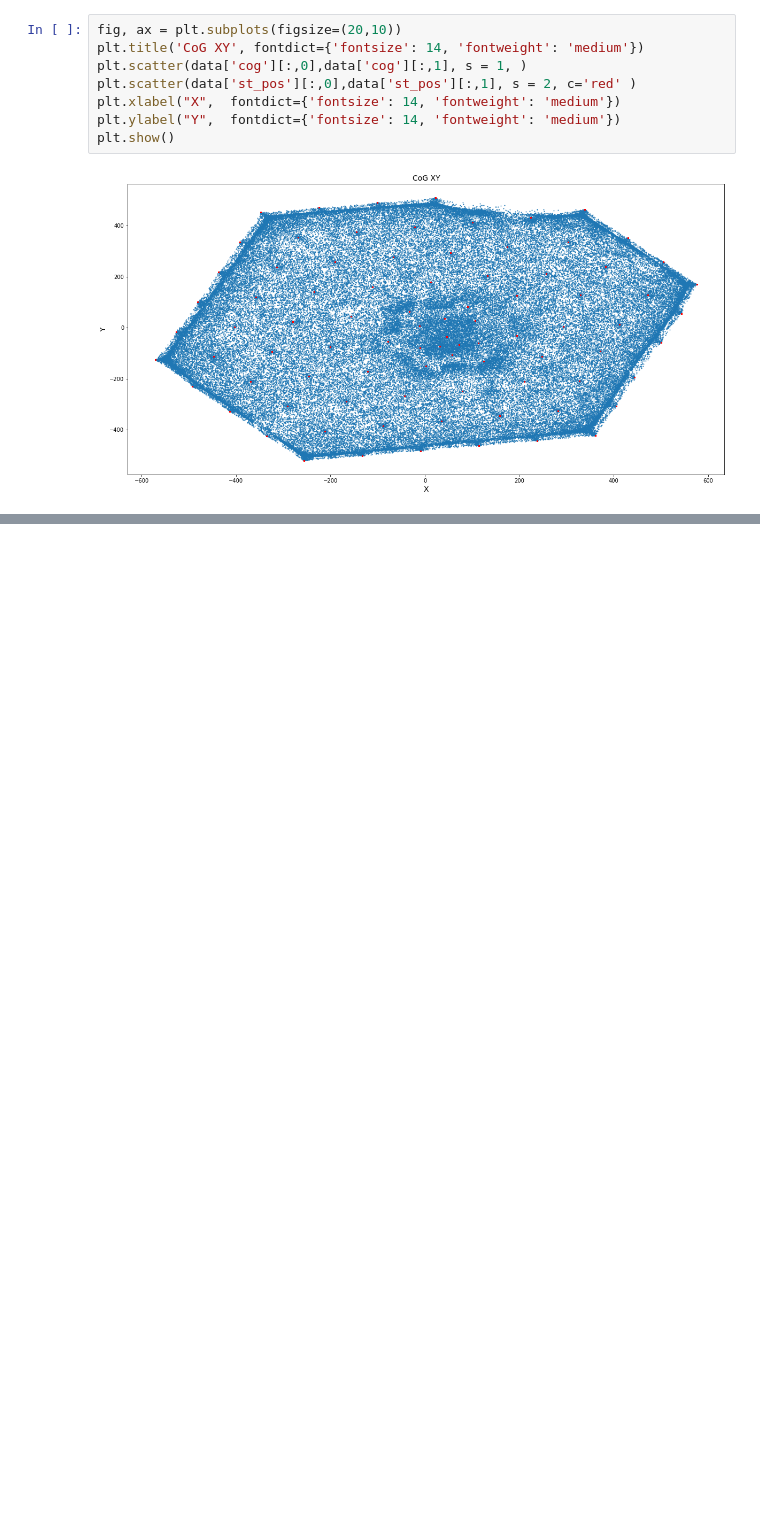
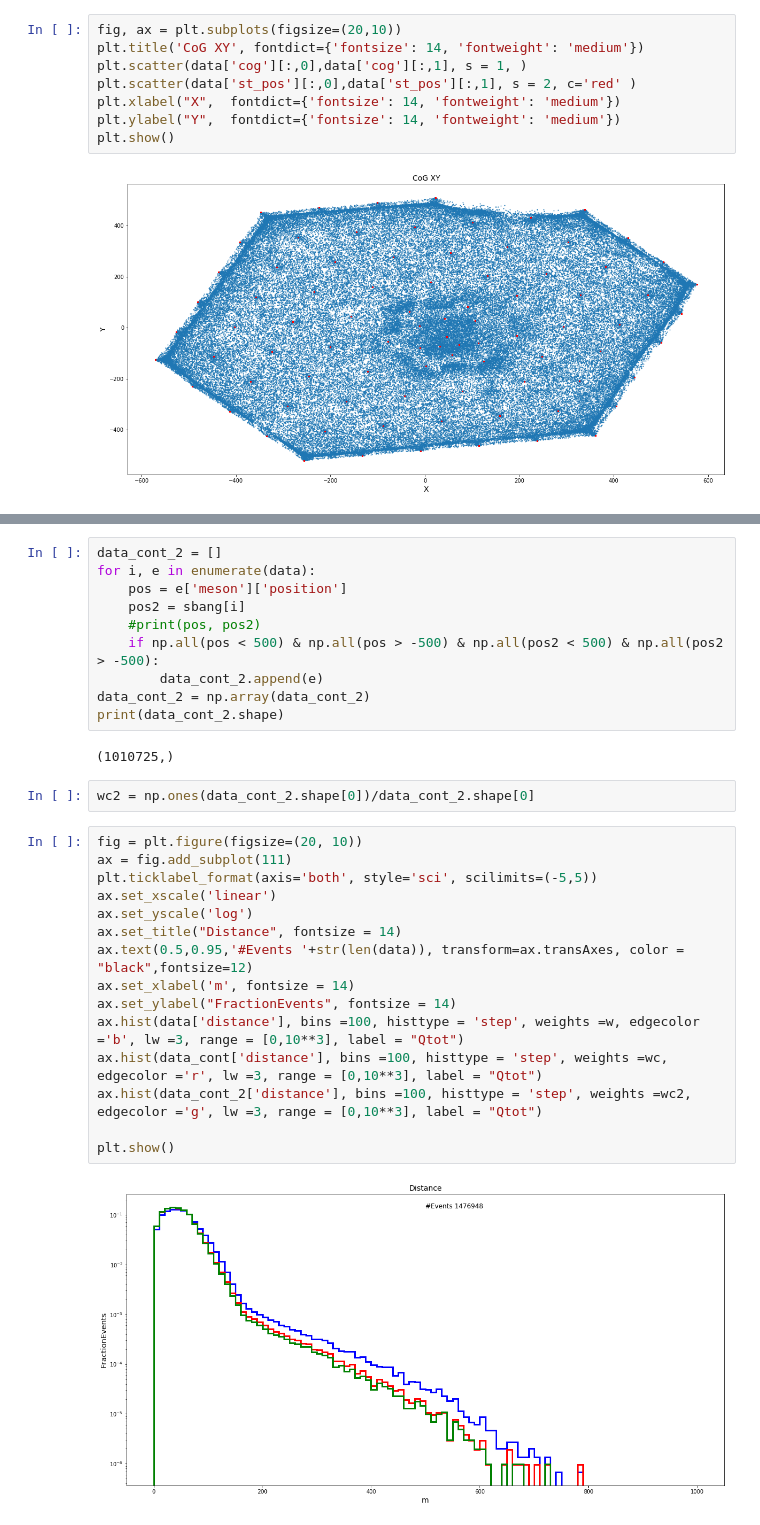
Before and after one commit to dpankova/DoublePulse, a Jupyter notebook: notebooks/NewFormat/NewFormat_plot_checks-containment.ipynb, the cells around one changed output, grey strips where cells are left out. Drawn from its saved outputs; the diff is of its cells as text; blank space fills up the shorter version.

```diff
--- a/notebooks/NewFormat/NewFormat_plot_checks-containment.ipynb
+++ b/notebooks/NewFormat/NewFormat_plot_checks-containment.ipynb
@@ -151,0 +223,31 @@ plt.show()
+# %%
+data_cont_2 = []
+for i, e in enumerate(data):
+    pos = e['meson']['position']
+    pos2 = sbang[i]
+    #print(pos, pos2)
+    if np.all(pos < 500) & np.all(pos > -500) & np.all(pos2 < 500) & np.all(pos2 > -500):
+        data_cont_2.append(e)
+data_cont_2 = np.array(data_cont_2)
+print(data_cont_2.shape)
+# %% [output]
+(1010725,)
+# %%
+wc2 = np.ones(data_cont_2.shape[0])/data_cont_2.shape[0]
+# %%
+fig = plt.figure(figsize=(20, 10))
+ax = fig.add_subplot(111)
+plt.ticklabel_format(axis='both', style='sci', scilimits=(-5,5))
+ax.set_xscale('linear')
+ax.set_yscale('log')
+ax.set_title("Distance", fontsize = 14)
+ax.text(0.5,0.95,'#Events '+str(len(data)), transform=ax.transAxes, color = "black",fontsize=12)
+ax.set_xlabel('m', fontsize = 14)
+ax.set_ylabel("FractionEvents", fontsize = 14)
+ax.hist(data['distance'], bins =100, histtype = 'step', weights =w, edgecolor ='b', lw =3, range = [0,10**3], label = "Qtot")
+ax.hist(data_cont['distance'], bins =100, histtype = 'step', weights =wc, edgecolor ='r', lw =3, range = [0,10**3], label = "Qtot")
+ax.hist(data_cont_2['distance'], bins =100, histtype = 'step', weights =wc2, edgecolor ='g', lw =3, range = [0,10**3], label = "Qtot")
+
+plt.show()
+# %% [output]
+[figure, added]
```
Also changed, not shown: parts of 30 cells of this notebook, 9 other files.
